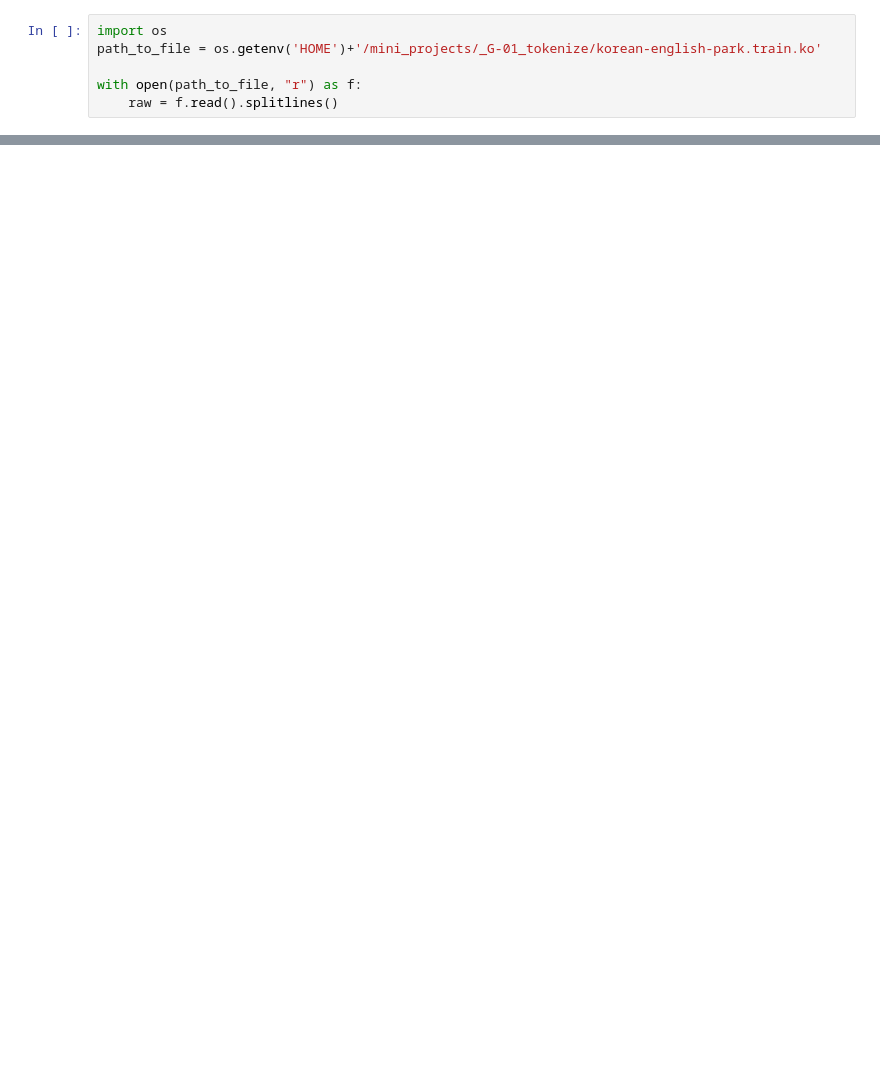
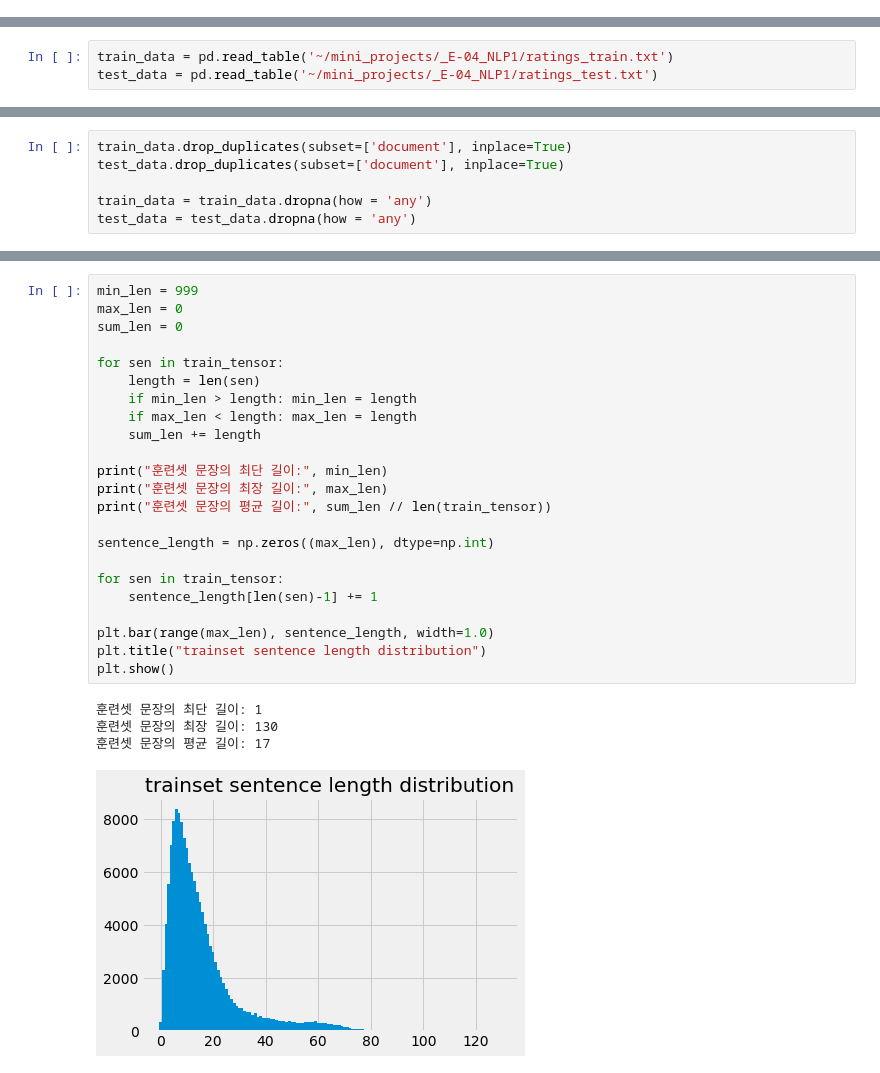
Before and after one commit to philosucker/MiniProjects, a Jupyter notebook: _G-01_tokenize/[G01]sentence_piece/[G01]sentence_piece.ipynb, the cells around one changed output, grey strips where cells are left out. Saved outputs shown, nothing was run; the diff lists cells and outputs as text; blank space fills up the shorter version.

```diff
--- a/_G-01_tokenize/[G01]sentence_piece/[G01]sentence_piece.ipynb
+++ b/_G-01_tokenize/[G01]sentence_piece/[G01]sentence_piece.ipynb
@@ -9,6 +0,0 @@ import numpy as np
-# %%
-import os
-path_to_file = os.getenv('HOME')+'/mini_projects/_G-01_tokenize/korean-english-park.train.ko'
-
-with open(path_to_file, "r") as f:
-    raw = f.read().splitlines()
@@ -134,0 +38,3 @@ print(tensor)
+# %%
+train_data = pd.read_table('~/mini_projects/_E-04_NLP1/ratings_train.txt')
+test_data = pd.read_table('~/mini_projects/_E-04_NLP1/ratings_test.txt')
@@ -134,0 +67,6 @@ print(tensor)
+# %%
+train_data.drop_duplicates(subset=['document'], inplace=True)
+test_data.drop_duplicates(subset=['document'], inplace=True)
+
+train_data = train_data.dropna(how = 'any')
+test_data = test_data.dropna(how = 'any')
@@ -134,0 +332,28 @@ print(tensor)
+# %%
+min_len = 999
+max_len = 0
+sum_len = 0
+
+for sen in train_tensor:
+    length = len(sen)
+    if min_len > length: min_len = length
+    if max_len < length: max_len = length
+    sum_len += length
+
+print("훈련셋 문장의 최단 길이:", min_len)
+print("훈련셋 문장의 최장 길이:", max_len)
+print("훈련셋 문장의 평균 길이:", sum_len // len(train_tensor))
+
+sentence_length = np.zeros((max_len), dtype=np.int)
+
+for sen in train_tensor:
+    sentence_length[len(sen)-1] += 1
+
+plt.bar(range(max_len), sentence_length, width=1.0)
+plt.title("trainset sentence length distribution")
+plt.show()
+# %% [output]
+훈련셋 문장의 최단 길이: 1
+훈련셋 문장의 최장 길이: 130
+훈련셋 문장의 평균 길이: 17
+[figure, added]
```
Also changed, not shown: parts of 72 cells of this notebook.
